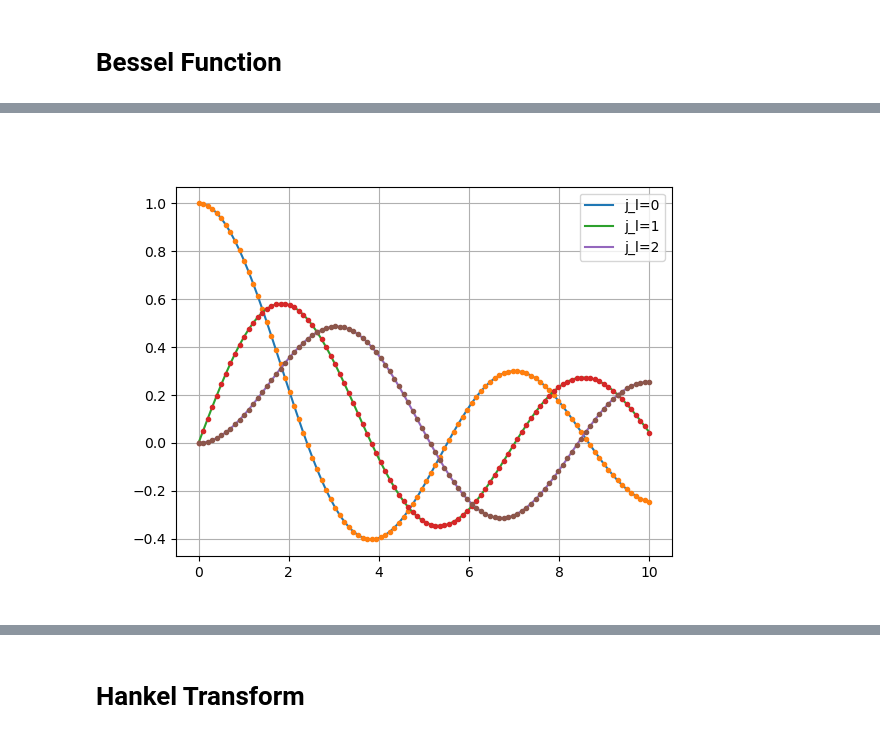
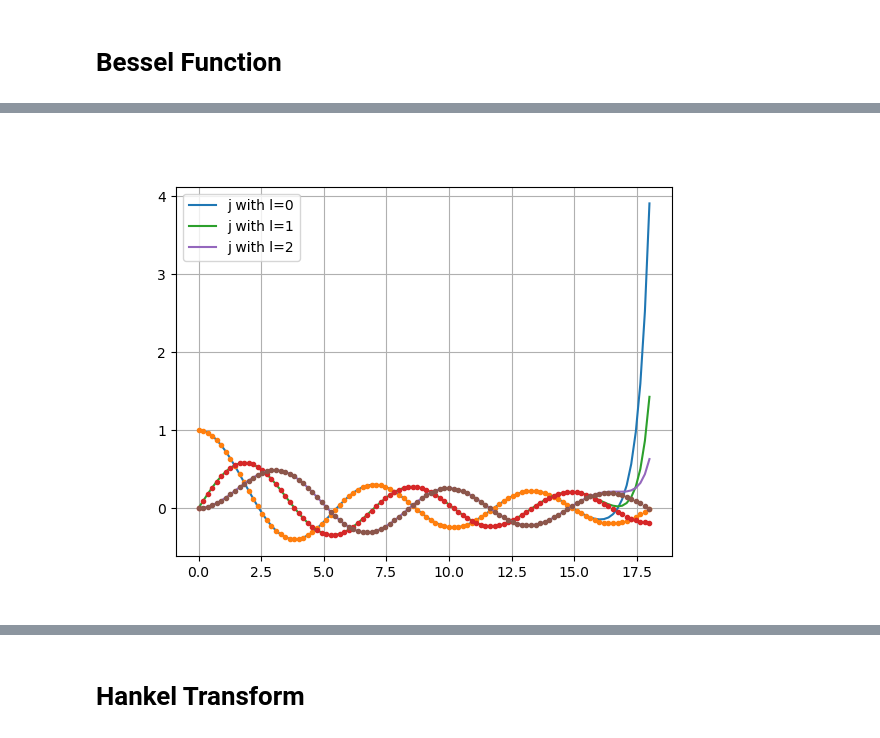
Before and after one commit to Liubroke13/VectorVortexBeam, a Jupyter notebook: task2.ipynb, the cells around one changed output, grey strips where cells are left out. Drawn from its saved outputs; the diff is of its cells as text; code cells hidden in the pictures.

```diff
--- a/task2.ipynb
+++ b/task2.ipynb
@@ -87,7 +91,7 @@ def B(l, q, rho, number):
 fig, ax = plt.subplots()
 
 number = 1
-for i in range(1,18,1):
+for i in range(1,20,1):
     number += 1
     print(number)
     ax.plot( number, B(l=1, q=0.5, rho=4, number=number ), '.' )
@@ -118,18 +124,19 @@ plt.show()
 # %%
+#SUM 20項已差不多
 fig, ax = plt.subplots()
 
-rho = np.linspace(0,10,100)
+rho = np.linspace(0,18,100)
 
 for i in range(3):
-    ax.plot( rho, B(i, 1, rho, 20 ) ,label=f'j_l={i}')
+    ax.plot( rho, B(i, 1, rho, 20 ) ,label=f'j with l={i}')
     ax.plot( rho, B(i, 1, rho, 80 ), '.')
 
 
 ax.legend()
 ax.grid()
 plt.show()
 # %% [output]
-[figure, old version]
+[figure, new version]
 # %%
 #神秘TYPE判別錯誤寫法
 # A = np.array([1, 2, 3, 4], dtype=np.int16)
```
Also changed, not shown: parts of 5 cells of this notebook, 5 other files.
